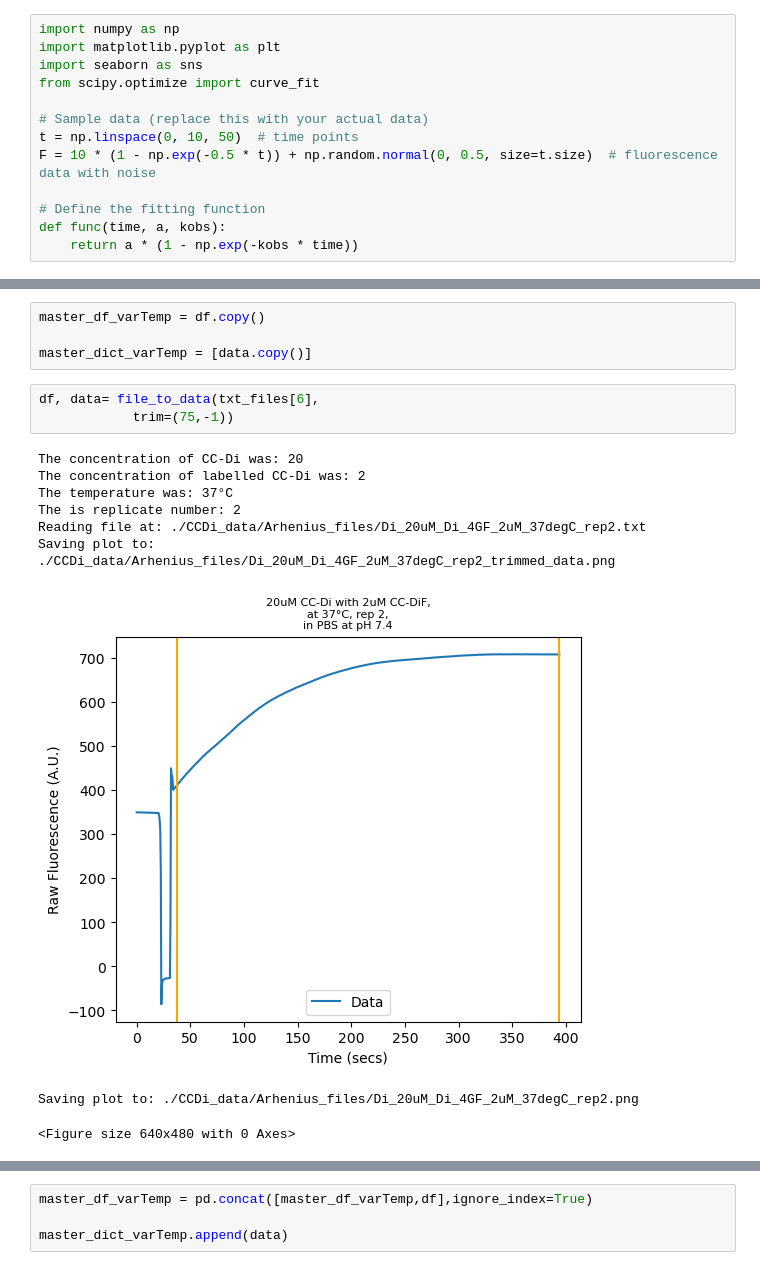
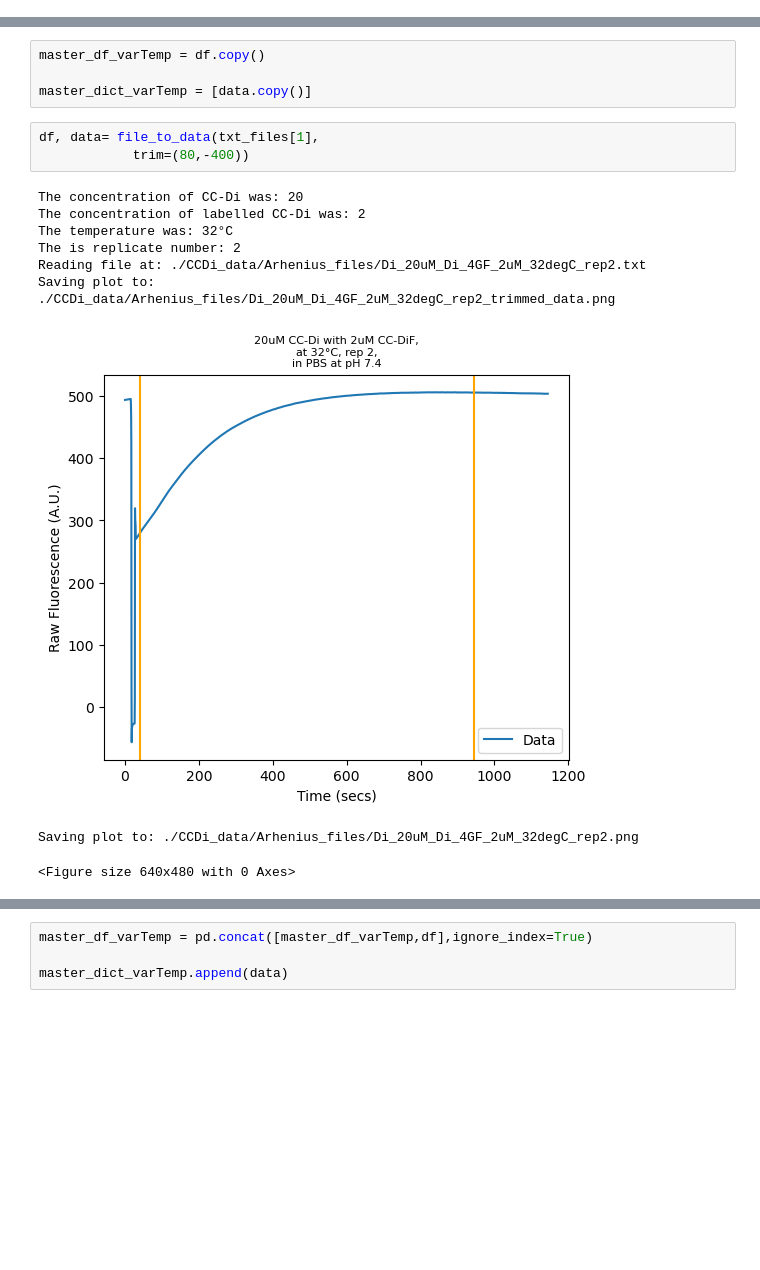
Before and after one commit to woolfson-group/CC_exchange, a Jupyter notebook: FEx_dimers_analysis_19APR24.ipynb, the cells around one changed output, grey strips where cells are left out. Drawn from its saved outputs; the diff is of its cells as text; blank space fills up the shorter version.

```diff
--- a/FEx_dimers_analysis_19APR24.ipynb
+++ b/FEx_dimers_analysis_19APR24.ipynb
@@ -16,19 +16,6 @@ def func(time,a,kobs):
     return a*(1-np.exp(-kobs*time))
 # %%
 file_path = './CCDi_data/Ratios/50_2/Di_50uM_Di_4GF_2uM_25degC_rep1.txt'
-# %%
-import numpy as np
-import matplotlib.pyplot as plt
-import seaborn as sns
-from scipy.optimize import curve_fit
-
-# Sample data (replace this with your actual data)
-t = np.linspace(0, 10, 50)  # time points
-F = 10 * (1 - np.exp(-0.5 * t)) + np.random.normal(0, 0.5, size=t.size)  # fluorescence data with noise
-
-# Define the fitting function
-def func(time, a, kobs):
-    return a * (1 - np.exp(-kobs * time))
 # %%
 def file_to_data(file_path,trim=(0,-1)):
 
@@ -377,15 +388,15 @@ master_df_varTemp = df.copy()
 
 master_dict_varTemp = [data.copy()]
 # %%
-df, data= file_to_data(txt_files[6],
-            trim=(75,-1))
+df, data= file_to_data(txt_files[1],
+            trim=(80,-400))
 # %% [output]
 The concentration of CC-Di was: 20
 The concentration of labelled CC-Di was: 2
-The temperature was: 37°C
+The temperature was: 32°C
 The is replicate number: 2
-Reading file at: ./CCDi_data/Arhenius_files/Di_20uM_Di_4GF_2uM_37degC_rep2.txt
-Saving plot to: ./CCDi_data/Arhenius_files/Di_20uM_Di_4GF_2uM_37degC_rep2_trimmed_data.png
+Reading file at: ./CCDi_data/Arhenius_files/Di_20uM_Di_4GF_2uM_32degC_rep2.txt
+Saving plot to: ./CCDi_data/Arhenius_files/Di_20uM_Di_4GF_2uM_32degC_rep2_trimmed_data.png
-[figure, old version]
+[figure, new version]
-Saving plot to: ./CCDi_data/Arhenius_files/Di_20uM_Di_4GF_2uM_37degC_rep2.png
+Saving plot to: ./CCDi_data/Arhenius_files/Di_20uM_Di_4GF_2uM_32degC_rep2.png
 <Figure size 640x480 with 0 Axes>
```
Also changed, not shown: parts of 4 cells of this notebook, 8 other files.
